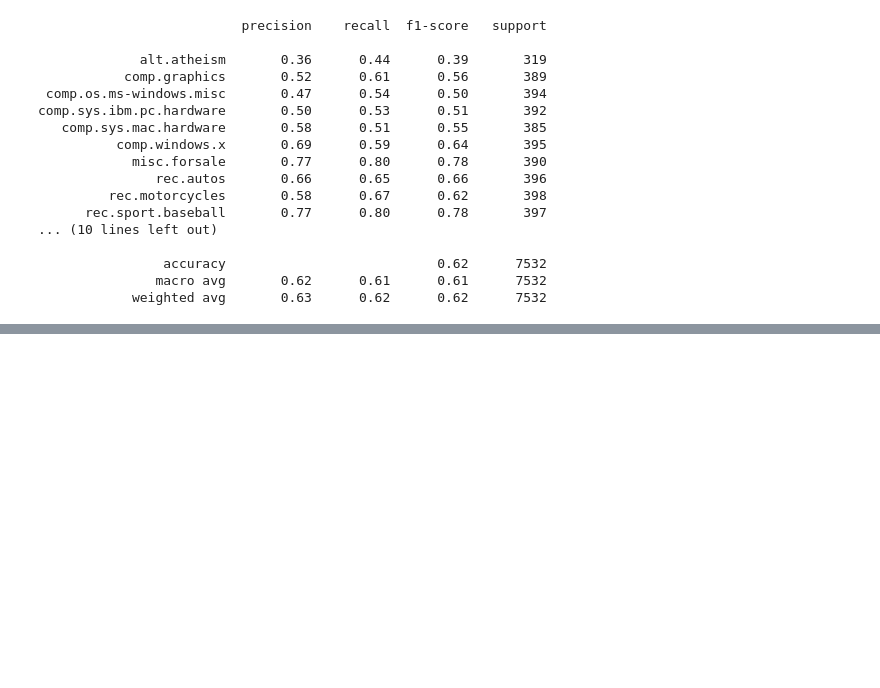
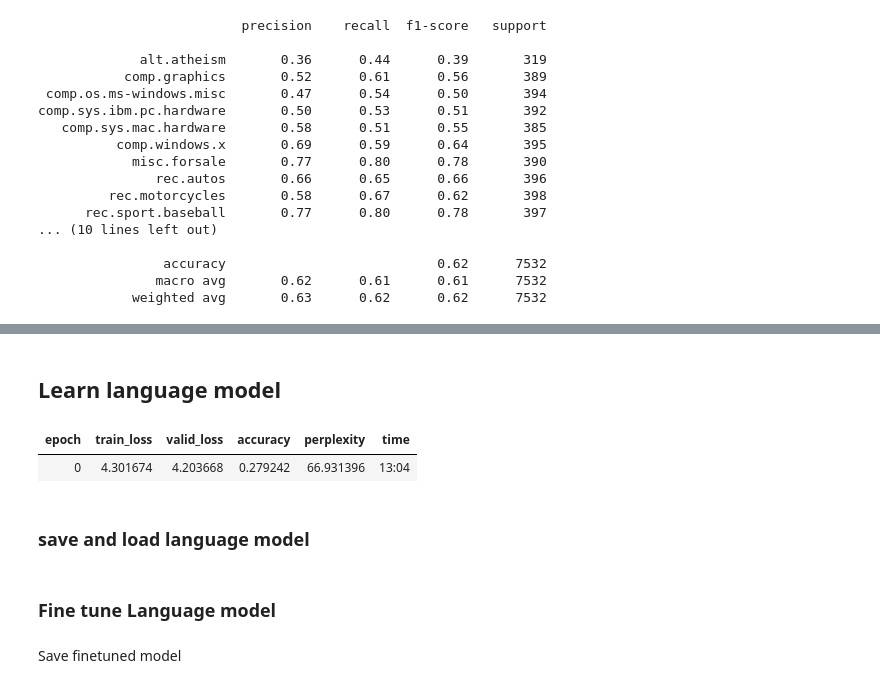
Before and after one commit to sayanbanerjee32/NLP-with-fastai2.0, a Jupyter notebook: fastai_on_20newsgroup.ipynb, the cells around one changed output, grey strips where cells are left out. Saved outputs shown, nothing was run; the diff lists cells and outputs as text; code cells hidden in the pictures; blank space fills up the shorter version.

```diff
--- a/fastai_on_20newsgroup.ipynb
+++ b/fastai_on_20newsgroup.ipynb
@@ -246,0 +286,13 @@ comp.sys.ibm.pc.hardware       0.50      0.53      0.51       392
+# %% [markdown]
+## Learn language model
+# %%
+learn_lm = language_model_learner(
+    dls_lm, AWD_LSTM, drop_mult=0.3,
+    metrics=[accuracy, Perplexity()]).to_fp16()
+
+learn_lm.fit_one_cycle(1, 2e-2)
+# %% [output]
+| epoch | train_loss | valid_loss | accuracy | perplexity | time |
+| 0 | 4.301674 | 4.203668 | 0.279242 | 66.931396 | 13:04 |
+# %% [markdown]
+### save and load language model
@@ -246,0 +302,2 @@ comp.sys.ibm.pc.hardware       0.50      0.53      0.51       392
+# %% [markdown]
+### Fine tune Language model
@@ -246,0 +307,2 @@ comp.sys.ibm.pc.hardware       0.50      0.53      0.51       392
+# %% [markdown]
+Save finetuned model
```
Also changed, not shown: parts of 21 cells of this notebook.
